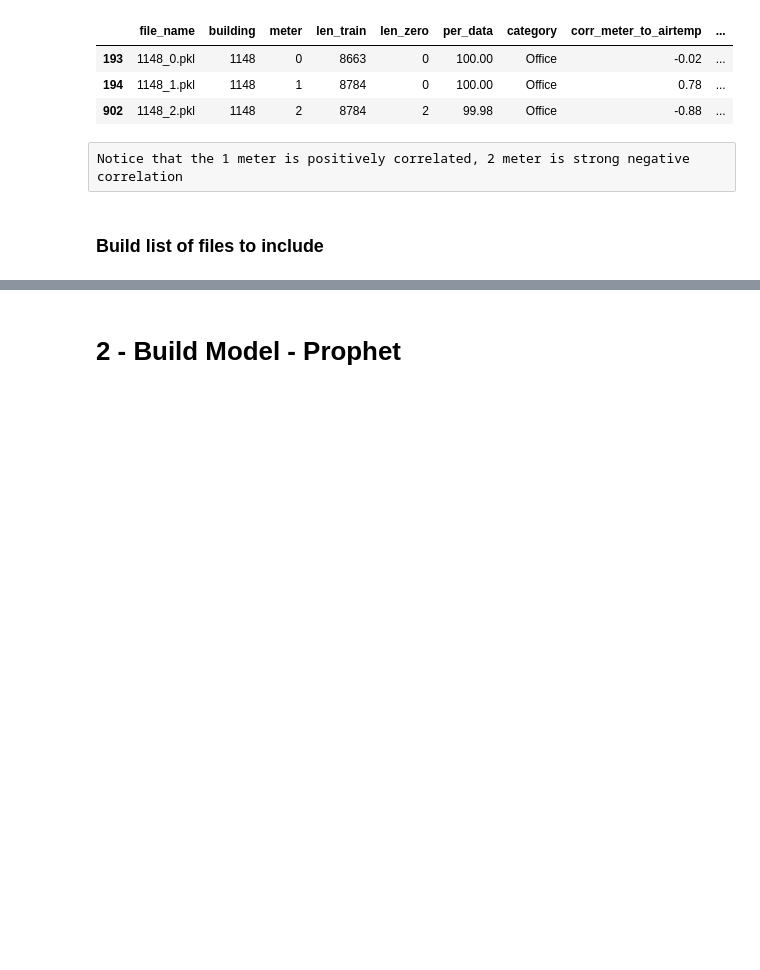
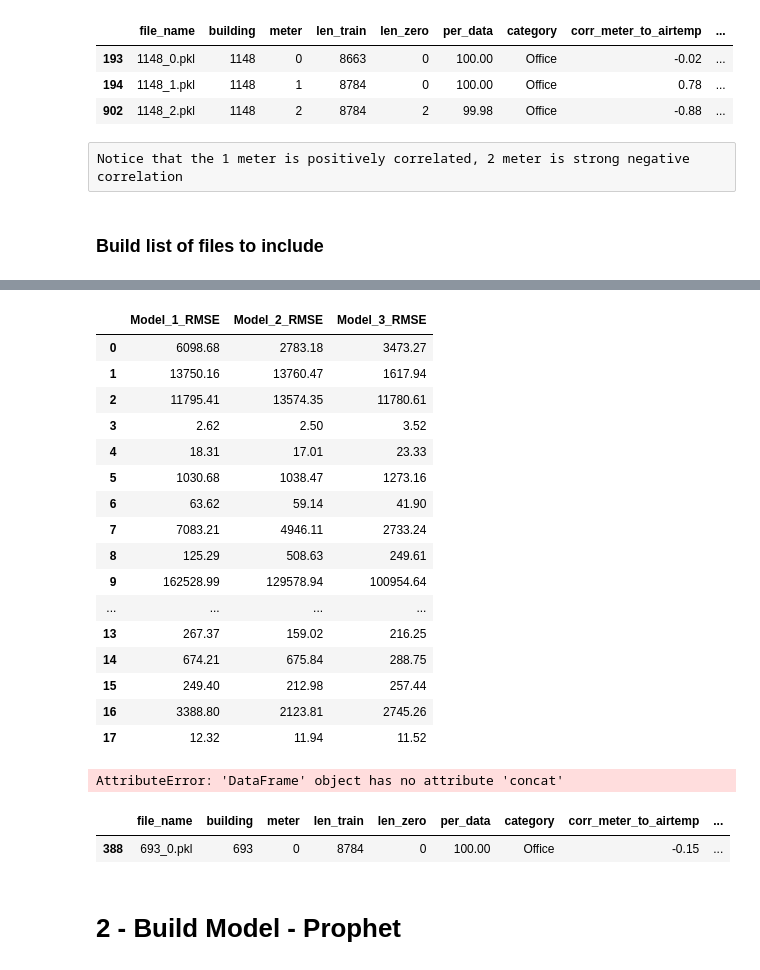
Before and after one commit to mikesbin99/Springboard_Capstone_Energy, a Jupyter notebook: Modeling_18.3.ipynb, the cells around one changed output, grey strips where cells are left out. Cells and saved outputs as stored; diff of their text form; code cells hidden in the pictures; blank space fills up the shorter version.

```diff
--- a/Modeling_18.3.ipynb
+++ b/Modeling_18.3.ipynb
@@ -84,7 +84,6 @@ pwd
 # See Building Statistics for missing data
 df_stats = pd.read_csv('.//data_clean//building_reading_stats.csv')
 # Keep only data that has at least 50 % of it
-df_stats = df_stats[df_stats['per_data'] > 50.0]
 # %%
 df_stats.info()
 # %% [output]
@@ -114,6 +113,11 @@ lrg = [869, 1148, 375, 365, 269]
 med = [1063, 1309, 991, 144, 693]
 sm = [846, 621, 822, 816, 44]
 
+bldgno = []
+bldgno.extend(lrg)
+bldgno.extend(med)
+bldgno.extend(sm)
+
 # 0: Electricity 1: chilledwater 2: steam 3: hotwater
 # %%
 df_stats[(df_stats['building'] == 1148) & df_stats['meter'] == 1]
@@ -330,2 +542,31 @@ ARIMA Model:
+# %%
+df_results
+# %% [output]
+|  | Model_1_RMSE | Model_2_RMSE | Model_3_RMSE |
+| 0 | 6098.68 | 2783.18 | 3473.27 |
+| 1 | 13750.16 | 13760.47 | 1617.94 |
+| 2 | 11795.41 | 13574.35 | 11780.61 |
+| 3 | 2.62 | 2.50 | 3.52 |
+| 4 | 18.31 | 17.01 | 23.33 |
+| 5 | 1030.68 | 1038.47 | 1273.16 |
+| 6 | 63.62 | 59.14 | 41.90 |
+| 7 | 7083.21 | 4946.11 | 2733.24 |
+| 8 | 125.29 | 508.63 | 249.61 |
+| 9 | 162528.99 | 129578.94 | 100954.64 |
+| ... | ... | ... | ... |
+| 13 | 267.37 | 159.02 | 216.25 |
+| 14 | 674.21 | 675.84 | 288.75 |
+| 15 | 249.40 | 212.98 | 257.44 |
+| 16 | 3388.80 | 2123.81 | 2745.26 |
+| 17 | 12.32 | 11.94 | 11.52 |
+# %%
+df_stats = df_stats.merge(df_results,how='left',on=['site_id','timestamp'])
+# %% [output]
+AttributeError: 'DataFrame' object has no attribute 'concat'
+# %%
+df_stats[(df_stats['building'] == 693)]
+# %% [output]
+|  | file_name | building | meter | len_train | len_zero | per_data | category | corr_meter_to_airtemp | ... |
+| 388 | 693_0.pkl | 693 | 0 | 8784 | 0 | 100.00 | Office | -0.15 | ... |
 # %% [markdown]
 # 2 - Build Model - Prophet
```
Also changed, not shown: parts of 12 cells of this notebook.
